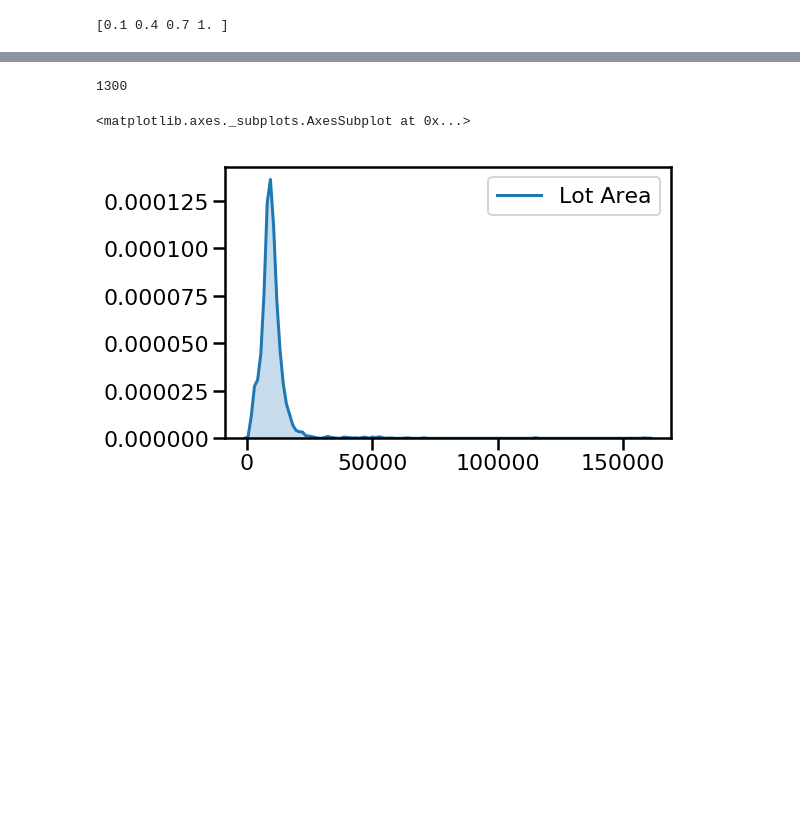
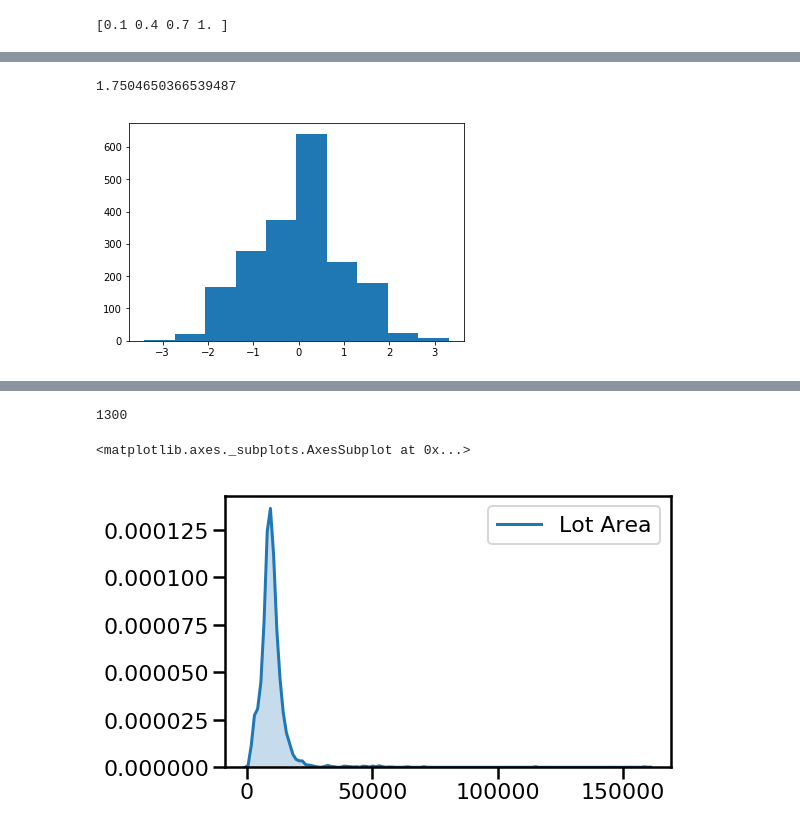
Before and after one commit to froggie901/sklearn_powertransform, a Jupyter notebook: power_transformer.ipynb, the cells around one changed output, grey strips where cells are left out. Cells and saved outputs as stored; diff of their text form; code cells hidden in the pictures; blank space fills up the shorter version.

```diff
--- a/power_transformer.ipynb
+++ b/power_transformer.ipynb
@@ -190,12 +201,16 @@ garage_area_Z = ((garage_area -garage_area.mean()) / (garage_area_std))
 # %%
 ## Z-Score (garage area_xt)
 
 garage_area_xt_std = np.std(garage_area_xt)
 
 print (garage_area_xt_std)
 
 garage_area_xt_Z = ((garage_area_xt - garage_area_xt.mean()) / (garage_area_xt_std))
 
-# plt.hist(garage_area_xt_Z);
+# plot a histogram
+plt.hist(garage_area_xt_Z);
+# %% [output]
+1.7504650366539487
+[figure, added]
 # %%
 # Changes in the KDE!
```
Also changed, not shown: parts of 27 cells of this notebook, 1 other file.
